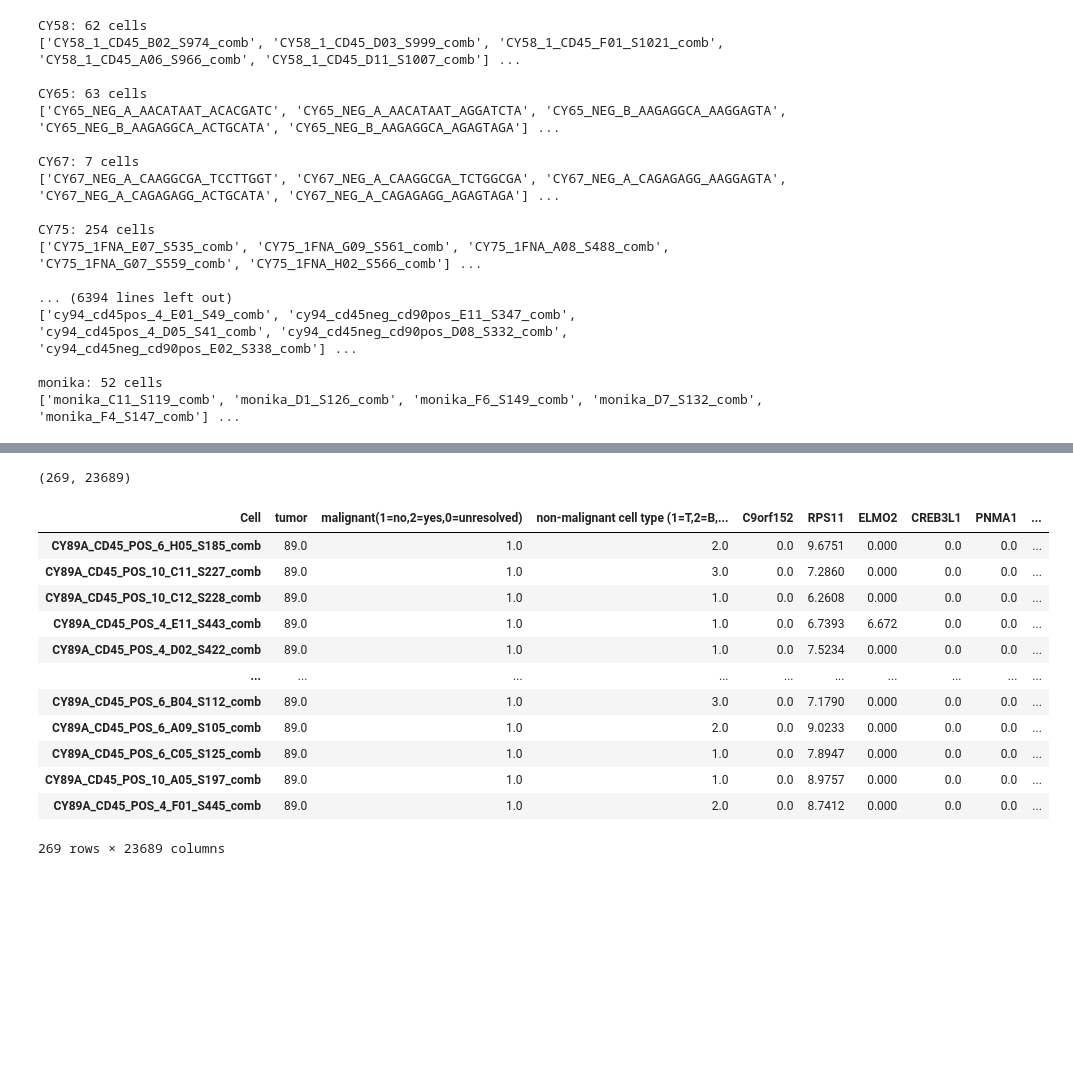
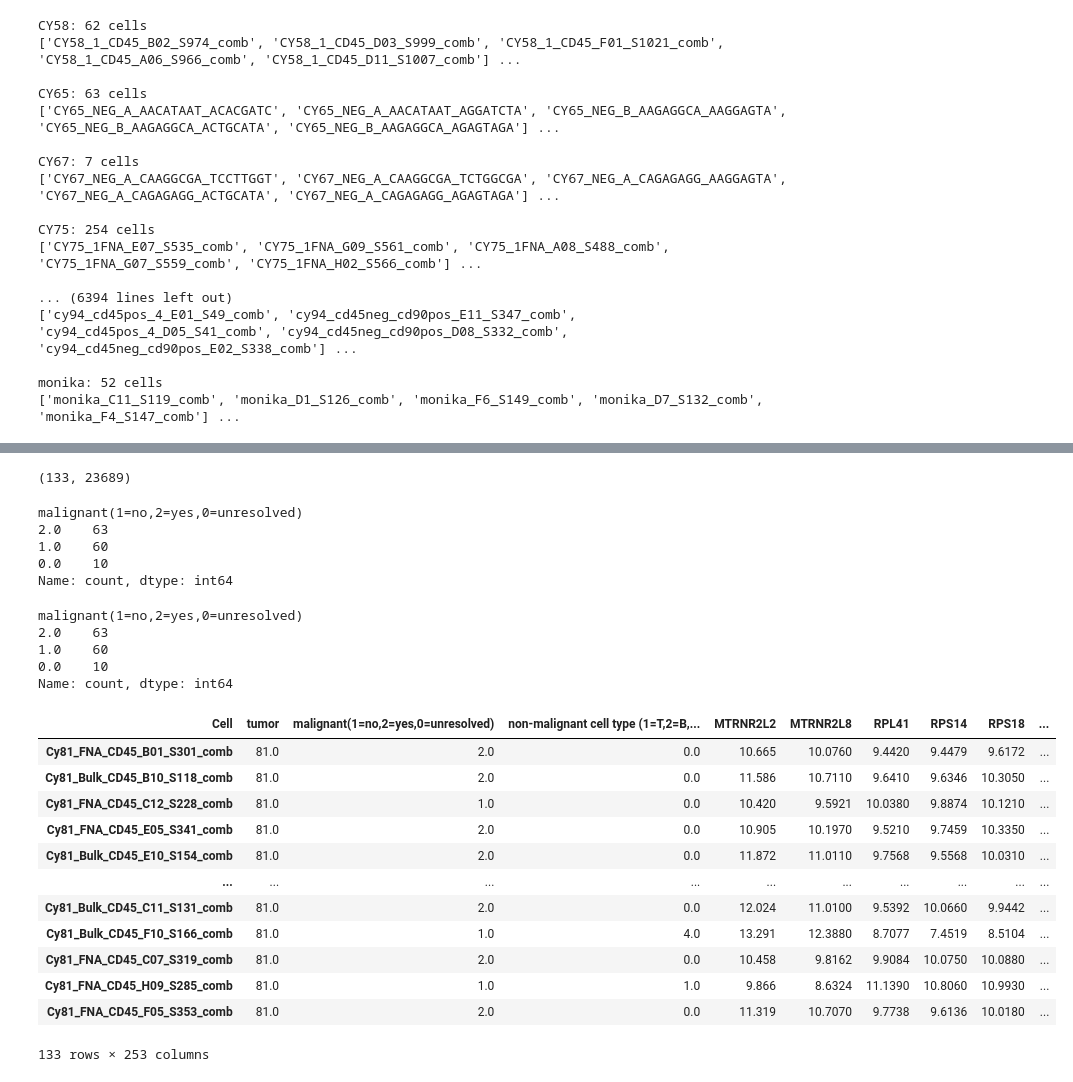
Before and after one commit to asrira428/SingleCellAnalysis, a Jupyter notebook: Untitled-1.ipynb, the cells around one changed output, grey strips where cells are left out. Saved outputs shown, nothing was run; the diff lists cells and outputs as text; code cells hidden in the pictures; blank space fills up the shorter version.

```diff
--- a/Untitled-1.ipynb
+++ b/Untitled-1.ipynb
@@ -113,22 +122,46 @@ CY75: 254 cells
 # %%
 # Subset rows (cells) belonging to patient CY89A
-df_cy89a = df_t[df_t.index.str.startswith("CY89A")]
+df_cy89a = df_t[df_t.index.str.startswith("Cy81")]
 
 # Inspect result
 print(df_cy89a.shape)
-df_cy89a
+df_cy89a['malignant(1=no,2=yes,0=unresolved)'].value_counts()
 # %% [output]
-(269, 23689)
+(133, 23689)
-| Cell | tumor | malignant(1=no,2=yes,0=unresolved) | non-malignant cell type (1=T,2=B,... | C9orf152 | RPS11 | ELMO2 | CREB3L1 | PNMA1 | ... |
-| CY89A_CD45_POS_6_H05_S185_comb | 89.0 | 1.0 | 2.0 | 0.0 | 9.6751 | 0.000 | 0.0 | 0.0 | ... |
-| CY89A_CD45_POS_10_C11_S227_comb | 89.0 | 1.0 | 3.0 | 0.0 | 7.2860 | 0.000 | 0.0 | 0.0 | ... |
-| CY89A_CD45_POS_10_C12_S228_comb | 89.0 | 1.0 | 1.0 | 0.0 | 6.2608 | 0.000 | 0.0 | 0.0 | ... |
-| CY89A_CD45_POS_4_E11_S443_comb | 89.0 | 1.0 | 1.0 | 0.0 | 6.7393 | 6.672 | 0.0 | 0.0 | ... |
-| CY89A_CD45_POS_4_D02_S422_comb | 89.0 | 1.0 | 1.0 | 0.0 | 7.5234 | 0.000 | 0.0 | 0.0 | ... |
-| ... | ... | ... | ... | ... | ... | ... | ... | ... | ... |
-| CY89A_CD45_POS_6_B04_S112_comb | 89.0 | 1.0 | 3.0 | 0.0 | 7.1790 | 0.000 | 0.0 | 0.0 | ... |
-| CY89A_CD45_POS_6_A09_S105_comb | 89.0 | 1.0 | 2.0 | 0.0 | 9.0233 | 0.000 | 0.0 | 0.0 | ... |
-| CY89A_CD45_POS_6_C05_S125_comb | 89.0 | 1.0 | 1.0 | 0.0 | 7.8947 | 0.000 | 0.0 | 0.0 | ... |
-| CY89A_CD45_POS_10_A05_S197_comb | 89.0 | 1.0 | 1.0 | 0.0 | 8.9757 | 0.000 | 0.0 | 0.0 | ... |
-| CY89A_CD45_POS_4_F01_S445_comb | 89.0 | 1.0 | 2.0 | 0.0 | 8.7412 | 0.000 | 0.0 | 0.0 | ... |
-269 rows × 23689 columns
+malignant(1=no,2=yes,0=unresolved)
+2.0    63
+1.0    60
+0.0    10
+Name: count, dtype: int64
+# %%
+df_cy89a['malignant(1=no,2=yes,0=unresolved)'].value_counts()
+# %% [output]
+malignant(1=no,2=yes,0=unresolved)
+2.0    63
+1.0    60
+0.0    10
+Name: count, dtype: int64
+# %%
+metadata_cols = df_cy89a.columns[:3]
+
+# Compute column-wise sum for gene expression columns (from column 4 onward)
+gene_expr = df_cy89a.iloc[:, 4:]
+top_250_genes = gene_expr.sum(axis=0).nlargest(250).index
+
+# Combine metadata with top genes
+df_top250 = pd.concat([df_cy89a[metadata_cols], gene_expr[top_250_genes]], axis=1)
+df_top250
+# %% [output]
+| Cell | tumor | malignant(1=no,2=yes,0=unresolved) | non-malignant cell type (1=T,2=B,... | MTRNR2L2 | MTRNR2L8 | RPL41 | RPS14 | RPS18 | ... |
+| Cy81_FNA_CD45_B01_S301_comb | 81.0 | 2.0 | 0.0 | 10.665 | 10.0760 | 9.4420 | 9.4479 | 9.6172 | ... |
+| Cy81_Bulk_CD45_B10_S118_comb | 81.0 | 2.0 | 0.0 | 11.586 | 10.7110 | 9.6410 | 9.6346 | 10.3050 | ... |
+| Cy81_FNA_CD45_C12_S228_comb | 81.0 | 1.0 | 0.0 | 10.420 | 9.5921 | 10.0380 | 9.8874 | 10.1210 | ... |
+| Cy81_FNA_CD45_E05_S341_comb | 81.0 | 2.0 | 0.0 | 10.905 | 10.1970 | 9.5210 | 9.7459 | 10.3350 | ... |
+| Cy81_Bulk_CD45_E10_S154_comb | 81.0 | 2.0 | 0.0 | 11.872 | 11.0110 | 9.7568 | 9.5568 | 10.0310 | ... |
+| ... | ... | ... | ... | ... | ... | ... | ... | ... | ... |
+| Cy81_Bulk_CD45_C11_S131_comb | 81.0 | 2.0 | 0.0 | 12.024 | 11.0100 | 9.5392 | 10.0660 | 9.9442 | ... |
+| Cy81_Bulk_CD45_F10_S166_comb | 81.0 | 1.0 | 4.0 | 13.291 | 12.3880 | 8.7077 | 7.4519 | 8.5104 | ... |
+| Cy81_FNA_CD45_C07_S319_comb | 81.0 | 2.0 | 0.0 | 10.458 | 9.8162 | 9.9084 | 10.0750 | 10.0880 | ... |
+| Cy81_FNA_CD45_H09_S285_comb | 81.0 | 1.0 | 1.0 | 9.866 | 8.6324 | 11.1390 | 10.8060 | 10.9930 | ... |
+| Cy81_FNA_CD45_F05_S353_comb | 81.0 | 2.0 | 0.0 | 11.319 | 10.7070 | 9.7738 | 9.6136 | 10.0180 | ... |
+133 rows × 253 columns
```
Also changed, not shown: parts of 5 cells of this notebook, 1 other file.
